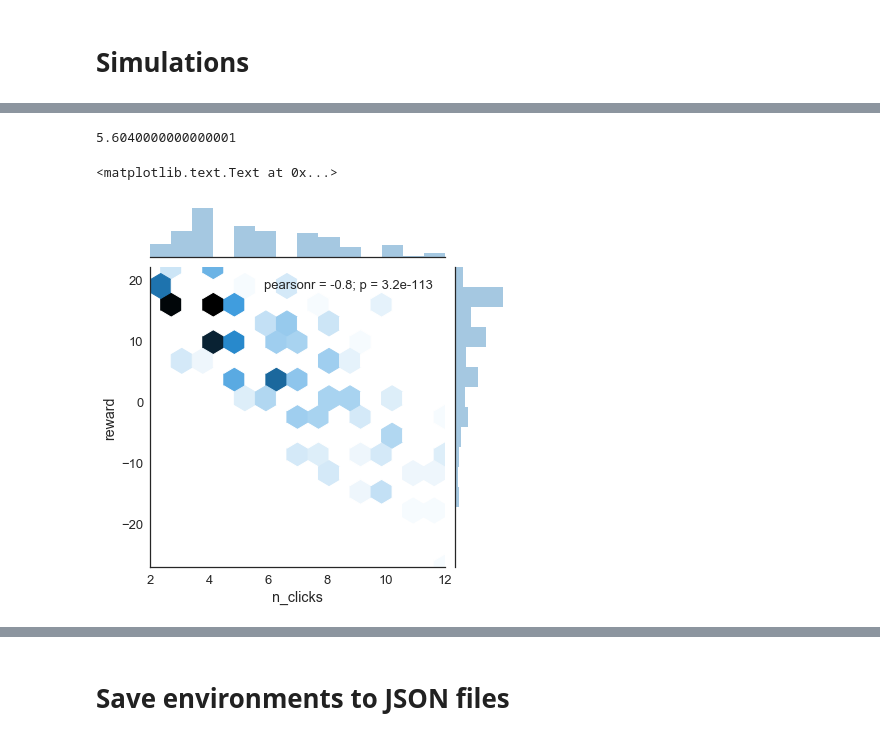
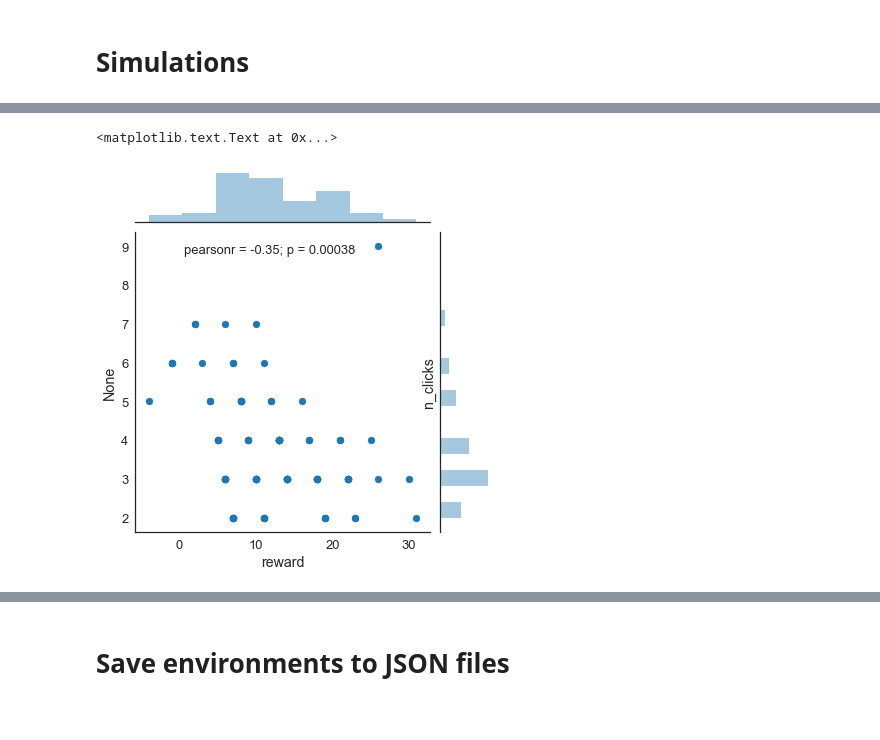
Before and after one commit to fredcallaway/planning, a Jupyter notebook: python/x12-trees.ipynb, the cells around one changed output, grey strips where cells are left out. Drawn from its saved outputs; the diff is of its cells as text; code cells hidden in the pictures.

```diff
--- a/python/x12-trees.ipynb
+++ b/python/x12-trees.ipynb
@@ -32,15 +32,15 @@ os.environ['PATH'] +=':/home/fredcallaway/miniconda3/envs/mcrl/bin/'
 from mouselab import MouselabEnv
 from distributions import Categorical, Normal
 
-def make_env(mu=0, sigma=6, quantization=6, cost=1.00, seed=None, branching=[2,2], **kwargs):
+def make_env(mu=3, sigma=6, quantization=6, cost=1.00, seed=None, branching=[2,2], **kwargs):
     if seed is not None:
         np.random.seed(seed)
 
     def reward(depth):
         if depth > 0:
             return Categorical([-10, -5, 5, 10])
-#             d = Normal(mu, sigma).to_discrete(quantization)
-#             return Categorical(map(round, d.vals), d.probs)
+            #d = Normal(mu, sigma).to_discrete(quantization)
+            #return Categorical(map(round, d.vals), d.probs)
         return 0.
 
     return MouselabEnv.new_symmetric(branching, reward, cost=cost, **kwargs)
@@ -108,6 +108,6 @@ def simulate(policy, envs, seed=None, repeat=1):
                        'state': s, 'action': a, 'reward': r}
 
 
-envs = [make_env(mu=3, sigma=6, quantization=4, branching=[3,1,2])
-        for _ in range(500)]
+envs = [make_env(mu=3, sigma=6, quantization=4, branching=[2,1,2])
+        for _ in range(100)]
 df = pd.DataFrame(simulate(optimal_policy, envs))
@@ -118,12 +114,8 @@ env.render()
-# %%
-n_clicks.mean()
-# %% [output]
-5.6040000000000001
 # %%
 returns = df.groupby('env_id').reward.sum()
 n_clicks = df.groupby('env_id').apply(len) - 1
-g = sns.jointplot(n_clicks, returns, kind='hex')
-g.ax_joint.set_xlabel('n_clicks')
+sns.jointplot(returns, n_clicks)
+plt.ylabel('n_clicks')
 # %% [output]
 <matplotlib.text.Text at 0x...>
-[figure, old version]
+[figure, new version]
```
Also changed, not shown: parts of 11 cells of this notebook.
